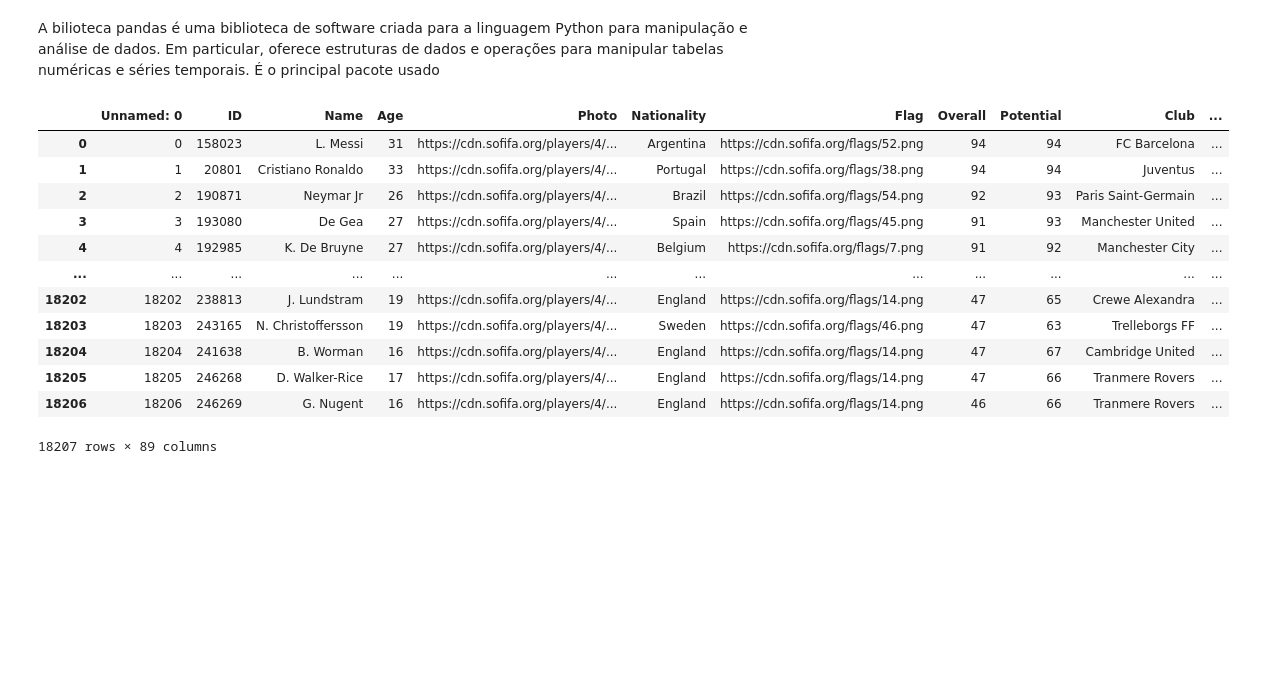
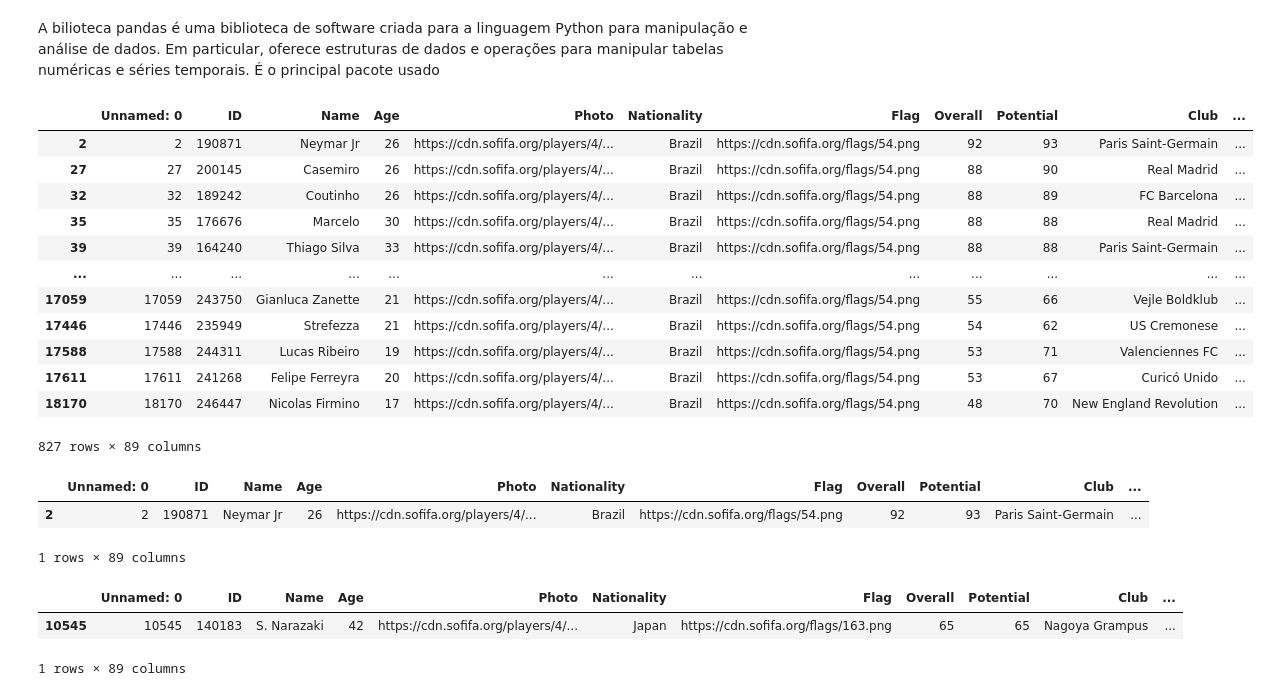
Before and after one commit to GabrielBeckerC/DataScienceLab, a Jupyter notebook: OpenFilesWithPandas.ipynb, the cells around one changed output. Saved outputs shown, nothing was run; the diff lists cells and outputs as text; code cells hidden in the pictures; blank space fills up the shorter version.

```diff
--- a/OpenFilesWithPandas.ipynb
+++ b/OpenFilesWithPandas.ipynb
@@ -6,19 +6,31 @@ A bilioteca pandas é uma biblioteca de software criada para a linguagem Python
 import pandas as pd
 # %%
 dados = pd.read_csv('DataSets/fifa.csv/fifa.csv')
-
-dados
-# %% [output]
-|  | Unnamed: 0 | ID | Name | Age | Photo | Nationality | Flag | Overall | Potential | Club | ... |
-| 0 | 0 | 158023 | L. Messi | 31 | https://cdn.sofifa.org/players/4/... | Argentina | https://cdn.sofifa.org/flags/52.png | 94 | 94 | FC Barcelona | ... |
-| 1 | 1 | 20801 | Cristiano Ronaldo | 33 | https://cdn.sofifa.org/players/4/... | Portugal | https://cdn.sofifa.org/flags/38.png | 94 | 94 | Juventus | ... |
-| 2 | 2 | 190871 | Neymar Jr | 26 | https://cdn.sofifa.org/players/4/... | Brazil | https://cdn.sofifa.org/flags/54.png | 92 | 93 | Paris Saint-Germain | ... |
-| 3 | 3 | 193080 | De Gea | 27 | https://cdn.sofifa.org/players/4/... | Spain | https://cdn.sofifa.org/flags/45.png | 91 | 93 | Manchester United | ... |
-| 4 | 4 | 192985 | K. De Bruyne | 27 | https://cdn.sofifa.org/players/4/... | Belgium | https://cdn.sofifa.org/flags/7.png | 91 | 92 | Manchester City | ... |
-| ... | ... | ... | ... | ... | ... | ... | ... | ... | ... | ... | ... |
-| 18202 | 18202 | 238813 | J. Lundstram | 19 | https://cdn.sofifa.org/players/4/... | England | https://cdn.sofifa.org/flags/14.png | 47 | 65 | Crewe Alexandra | ... |
-| 18203 | 18203 | 243165 | N. Christoffersson | 19 | https://cdn.sofifa.org/players/4/... | Sweden | https://cdn.sofifa.org/flags/46.png | 47 | 63 | Trelleborgs FF | ... |
-| 18204 | 18204 | 241638 | B. Worman | 16 | https://cdn.sofifa.org/players/4/... | England | https://cdn.sofifa.org/flags/14.png | 47 | 67 | Cambridge United | ... |
-| 18205 | 18205 | 246268 | D. Walker-Rice | 17 | https://cdn.sofifa.org/players/4/... | England | https://cdn.sofifa.org/flags/14.png | 47 | 66 | Tranmere Rovers | ... |
-| 18206 | 18206 | 246269 | G. Nugent | 16 | https://cdn.sofifa.org/players/4/... | England | https://cdn.sofifa.org/flags/14.png | 46 | 66 | Tranmere Rovers | ... |
-18207 rows × 89 columns
+# %%
+dados.loc[dados['Nationality'] == 'Brazil']
+# %% [output]
+|  | Unnamed: 0 | ID | Name | Age | Photo | Nationality | Flag | Overall | Potential | Club | ... |
+| 2 | 2 | 190871 | Neymar Jr | 26 | https://cdn.sofifa.org/players/4/... | Brazil | https://cdn.sofifa.org/flags/54.png | 92 | 93 | Paris Saint-Germain | ... |
+| 27 | 27 | 200145 | Casemiro | 26 | https://cdn.sofifa.org/players/4/... | Brazil | https://cdn.sofifa.org/flags/54.png | 88 | 90 | Real Madrid | ... |
+| 32 | 32 | 189242 | Coutinho | 26 | https://cdn.sofifa.org/players/4/... | Brazil | https://cdn.sofifa.org/flags/54.png | 88 | 89 | FC Barcelona | ... |
+| 35 | 35 | 176676 | Marcelo | 30 | https://cdn.sofifa.org/players/4/... | Brazil | https://cdn.sofifa.org/flags/54.png | 88 | 88 | Real Madrid | ... |
+| 39 | 39 | 164240 | Thiago Silva | 33 | https://cdn.sofifa.org/players/4/... | Brazil | https://cdn.sofifa.org/flags/54.png | 88 | 88 | Paris Saint-Germain | ... |
+| ... | ... | ... | ... | ... | ... | ... | ... | ... | ... | ... | ... |
+| 17059 | 17059 | 243750 | Gianluca Zanette | 21 | https://cdn.sofifa.org/players/4/... | Brazil | https://cdn.sofifa.org/flags/54.png | 55 | 66 | Vejle Boldklub | ... |
+| 17446 | 17446 | 235949 | Strefezza | 21 | https://cdn.sofifa.org/players/4/... | Brazil | https://cdn.sofifa.org/flags/54.png | 54 | 62 | US Cremonese | ... |
+| 17588 | 17588 | 244311 | Lucas Ribeiro | 19 | https://cdn.sofifa.org/players/4/... | Brazil | https://cdn.sofifa.org/flags/54.png | 53 | 71 | Valenciennes FC | ... |
+| 17611 | 17611 | 241268 | Felipe Ferreyra | 20 | https://cdn.sofifa.org/players/4/... | Brazil | https://cdn.sofifa.org/flags/54.png | 53 | 67 | Curicó Unido | ... |
+| 18170 | 18170 | 246447 | Nicolas Firmino | 17 | https://cdn.sofifa.org/players/4/... | Brazil | https://cdn.sofifa.org/flags/54.png | 48 | 70 | New England Revolution | ... |
+827 rows × 89 columns
+# %%
+dados.loc[dados['Name'] == 'Neymar Jr']
+# %% [output]
+|  | Unnamed: 0 | ID | Name | Age | Photo | Nationality | Flag | Overall | Potential | Club | ... |
+| 2 | 2 | 190871 | Neymar Jr | 26 | https://cdn.sofifa.org/players/4/... | Brazil | https://cdn.sofifa.org/flags/54.png | 92 | 93 | Paris Saint-Germain | ... |
+1 rows × 89 columns
+# %%
+dados.loc[dados['Age'] == 42]
+# %% [output]
+|  | Unnamed: 0 | ID | Name | Age | Photo | Nationality | Flag | Overall | Potential | Club | ... |
+| 10545 | 10545 | 140183 | S. Narazaki | 42 | https://cdn.sofifa.org/players/4/... | Japan | https://cdn.sofifa.org/flags/163.png | 65 | 65 | Nagoya Grampus | ... |
+1 rows × 89 columns
```
Also changed, not shown: parts of 7 cells of this notebook, 3 other files.
